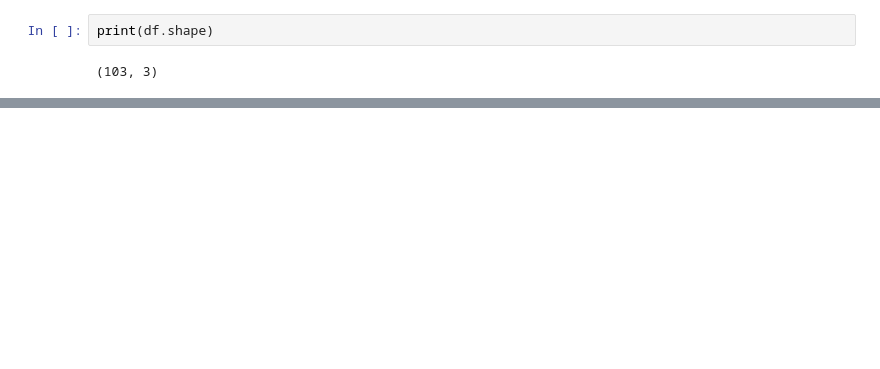
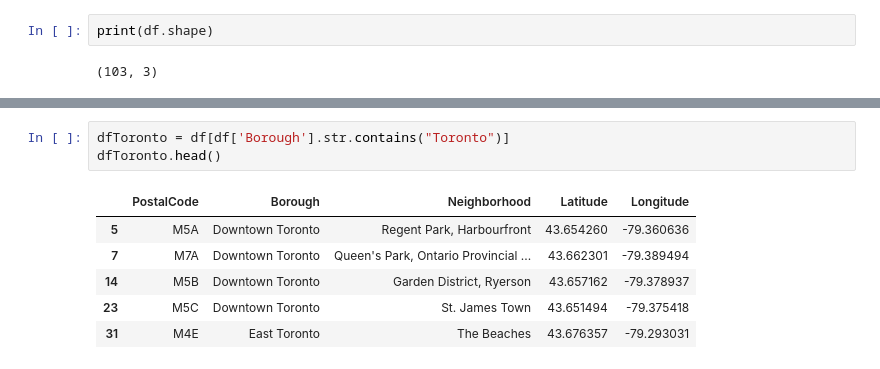
Before and after one commit to StealthyRiot/Coursera_Capstone, a Jupyter notebook: Coursera_Capstone.ipynb, the cells around one changed output, grey strips where cells are left out. Drawn from its saved outputs; the diff is of its cells as text; blank space fills up the shorter version.

```diff
--- a/Coursera_Capstone.ipynb
+++ b/Coursera_Capstone.ipynb
@@ -88,0 +121,10 @@ print(df.shape)
+# %%
+dfToronto = df[df['Borough'].str.contains("Toronto")]
+dfToronto.head()
+# %% [output]
+|  | PostalCode | Borough | Neighborhood | Latitude | Longitude |
+| 5 | M5A | Downtown Toronto | Regent Park, Harbourfront | 43.654260 | -79.360636 |
+| 7 | M7A | Downtown Toronto | Queen's Park, Ontario Provincial ... | 43.662301 | -79.389494 |
+| 14 | M5B | Downtown Toronto | Garden District, Ryerson | 43.657162 | -79.378937 |
+| 23 | M5C | Downtown Toronto | St. James Town | 43.651494 | -79.375418 |
+| 31 | M4E | East Toronto | The Beaches | 43.676357 | -79.293031 |
```
Also changed, not shown: parts of 15 cells of this notebook.
